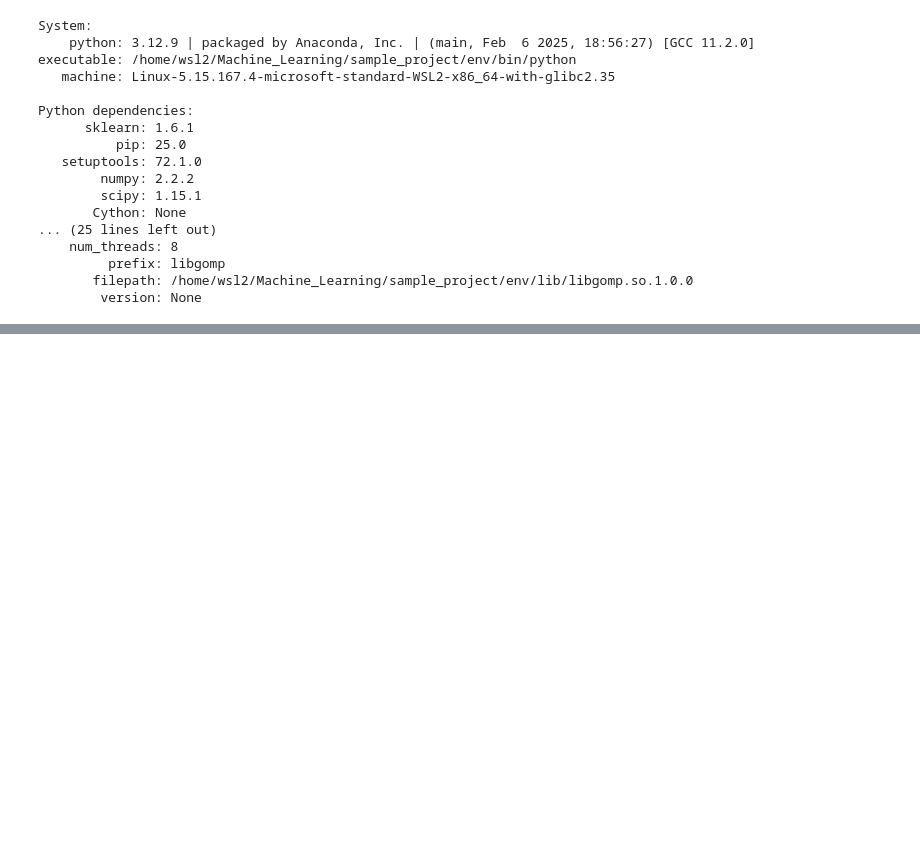
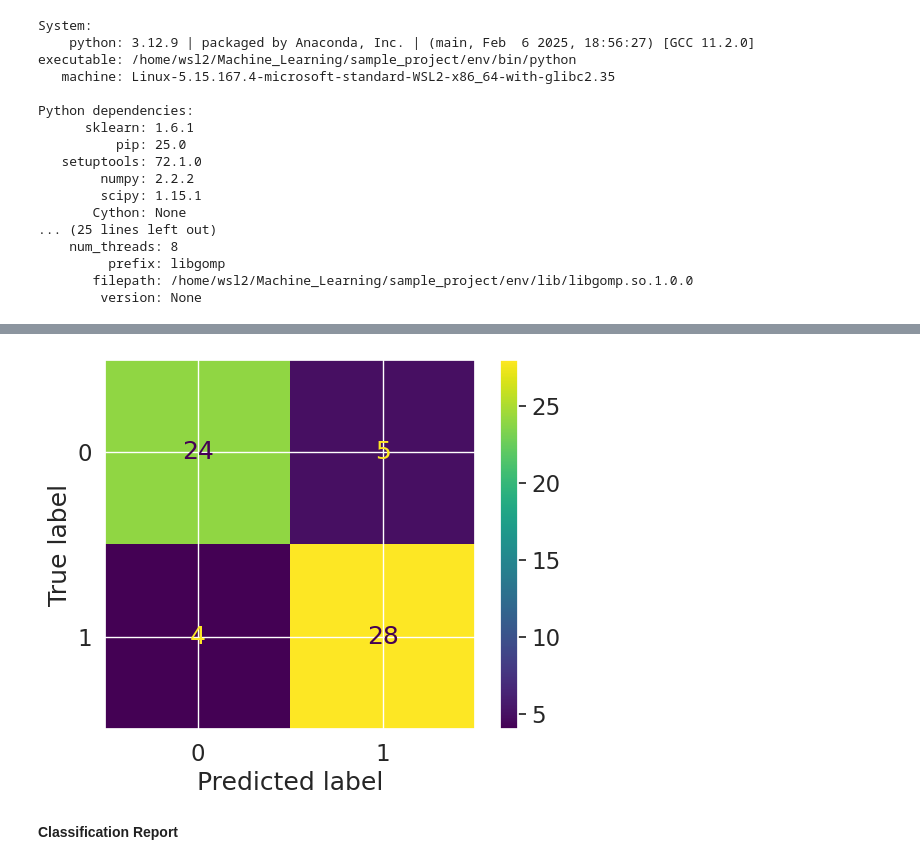
Before and after one commit to dirk-kappel/ml-data_science, a Jupyter notebook: introduction-to-scikit-learn.ipynb, the cells around one changed output, grey strips where cells are left out. Saved outputs shown, nothing was run; the diff lists cells and outputs as text; code cells hidden in the pictures; blank space fills up the shorter version.

```diff
--- a/introduction-to-scikit-learn.ipynb
+++ b/introduction-to-scikit-learn.ipynb
@@ -176,0 +1258,12 @@ Python dependencies:
+# %%
+# From Predictions
+
+y_preds = clf.predict(X_test)
+
+# From estimator
+ConfusionMatrixDisplay.from_predictions(y_true=y_test,
+                                        y_pred=y_preds);
+# %% [output]
+[figure, added]
+# %% [markdown]
+**Classification Report**
```
Also changed, not shown: parts of 166 cells of this notebook.
